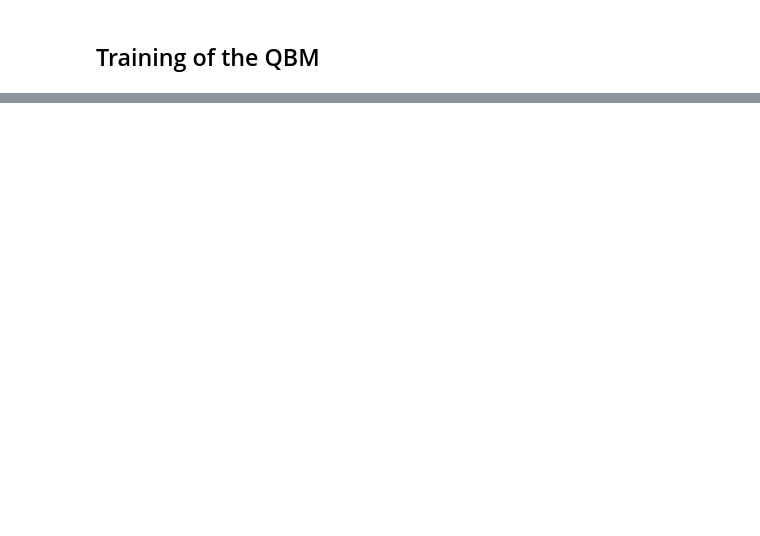
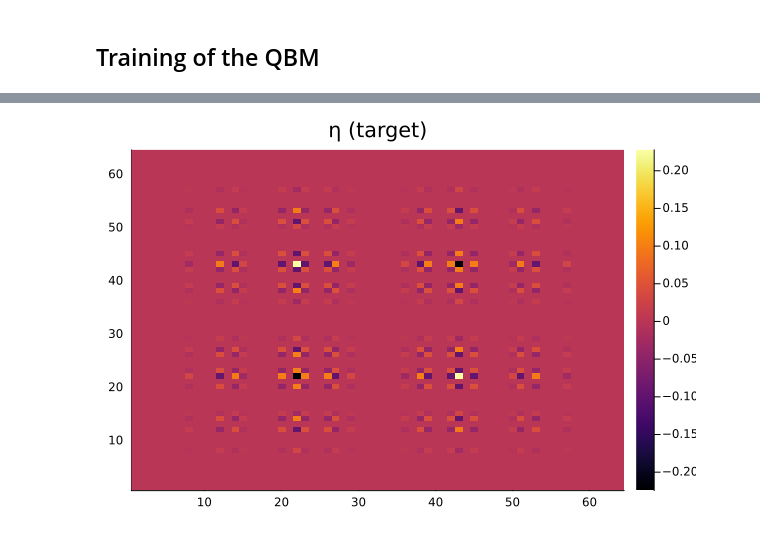
Before and after one commit to Michele-Minervini/PauliSampling.jl, a Jupyter notebook: numerics/quantumboltzmannmachines/2-keppen-results.ipynb, the cells around one changed output, grey strips where cells are left out. Cells and saved outputs as stored; diff of their text form; code cells hidden in the pictures; blank space fills up the shorter version.

```diff
--- a/numerics/quantumboltzmannmachines/2-keppen-results.ipynb
+++ b/numerics/quantumboltzmannmachines/2-keppen-results.ipynb
@@ -44,10 +44,7 @@ sites (we also include periodic boundary conditions). This amounts to the Hamilt
 # %%
 # Fix the parameters of the hamiltonian:
 # - 3 parameters for the nearest-neighbors terms
-# - 3 parameters for the single-site fields
-target_wij_xyz = (1.0, 1.0, 1.0)
-target_wi_xyz = (0.0, 0.0, 0.0)
-@printf("Spin interaction used to create target state: %s\n", target_wij_xyz)
-@printf("Field value used to create target state: %s\n", target_wi_xyz)
+target_interactions = (1.0, 1.0, 1.0)
+@printf("Spin interaction used to create target state: %s\n", target_interactions)
 # %% [output]
 Spin interaction used to create target state: (1.0, 1.0, 1.0)
@@ -55,8 +51,7 @@ Field value used to create target state: (0.0, 0.0, 0.0)
 # %%
-j_target = 4 .* target_wij_xyz
-b_target = 2 .* target_wi_xyz
-params_target = HamiltonianParams(n; wi_xyz=b_target, wij_xyz=j_target)
-# target_xxx = makehamiltonian(n; wi_xyz=b, wij_xyz=j, periodic=true)
+target_interactions = 4 .* target_interactions
+params_target = parameters(:heisenberg, n; coupling_vals=Dict(:XX => target_interactions[1], :YY => target_interactions[2], :ZZ => target_interactions[3]))
+
 target_xxx = makehamiltonian(params_target; connectivity=:nearest, periodic=true)
 # %% [output]
 18-element Vector{PauliString}:
@@ -107,11 +115,14 @@ target_eta_beta1 = makethermalstate(n, targert_circuit, θ, num_layers;
 
 target_eta_beta1_matrix = paulistringtomatrix(target_eta_beta1);
 # %%
-target_beta2 = 2.0
+target_beta2 = 2
 
-target_eta_beta2 = makethermalstate(n, targert_circuit, θ, num_layers;
-                                  beta=target_beta2, max_weight=max_weight,
-                                  min_abs_coeff=min_abs_coeff)
+target_xxx_beta2 = makehamiltonian(params_target; connectivity=:nearest, periodic=true) * target_beta2
+target_xxx_matrix_beta2 = paulistringtomatrix(target_xxx_beta2)
+targert_circuit_beta2, θ_beta2 = paulistringtocircuit(target_xxx_beta2)
+
+target_eta_beta2 = makethermalstate(n, targert_circuit_beta2, θ_beta2, num_layers;
+                                  max_weight=max_weight, min_abs_coeff=min_abs_coeff)
 
 target_eta_beta2_matrix = paulistringtomatrix(target_eta_beta2);
 # %%
@@ -445,0 +518,4 @@ display(combined)
+# %%
+heatmap(reverse(real(target_eta_beta2_matrix); dims=1), title="η (target)")
+# %% [output]
+[figure, added]
```
Also changed, not shown: parts of 22 cells of this notebook, 4 other files.
